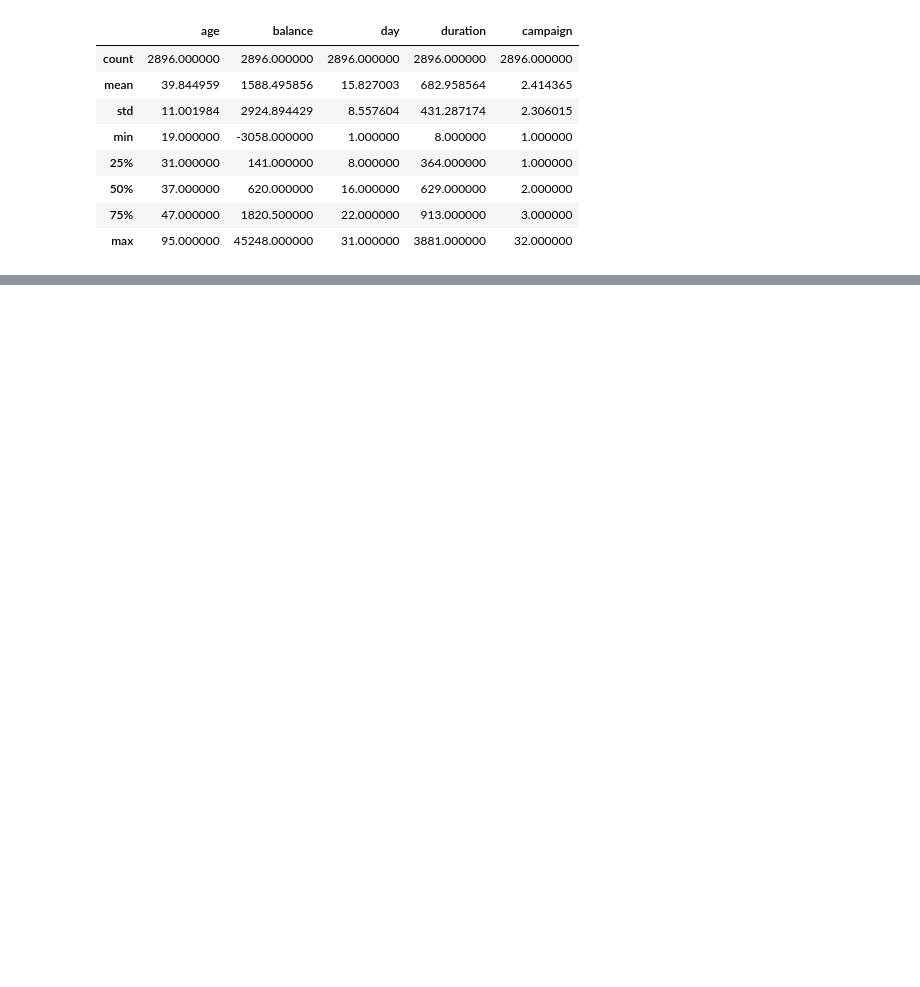
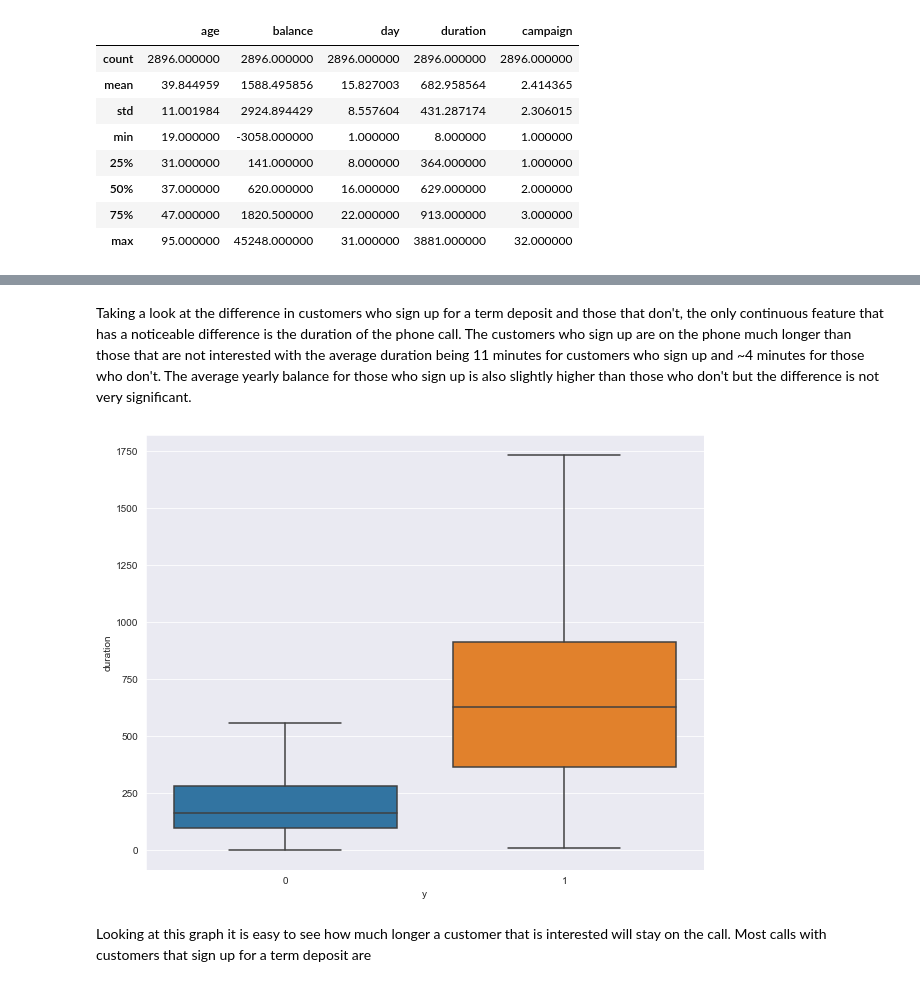
Before and after one commit to c-woo/Term-Deposit-Marketing, a Jupyter notebook: hEKjo7ytguAZ49JN.ipynb, the cells around one changed output, grey strips where cells are left out. Saved outputs shown, nothing was run; the diff lists cells and outputs as text; code cells hidden in the pictures; blank space fills up the shorter version.

```diff
--- a/hEKjo7ytguAZ49JN.ipynb
+++ b/hEKjo7ytguAZ49JN.ipynb
@@ -1,4 +1,8 @@
 # %%
 import pandas as pd
 import numpy as np
+import matplotlib.pyplot as plt
 import seaborn as sns
+
+sns.set_style('darkgrid')
+%matplotlib inline
@@ -125,0 +170,12 @@ df.loc[(df['y'] == 'yes')].describe()
+# %% [markdown]
+Taking a look at the difference in customers who sign up for a term deposit and those that don't, the only continuous feature that has a noticeable difference is the duration of the phone call. The customers who sign up are on the phone much longer than those that are not interested with the average duration being 11 minutes for customers who sign up and ~4 minutes for those who don't. The average yearly balance for those who sign up is also slightly higher than those who don't but the difference is not very significant.
+# %%
+## graph the difference in duration to see the discrepancy more easily
+
+plt.figure(figsize=(10, 8))
+sns.boxplot(x='y', y='duration', data=df, showfliers=False)
+plt.show()
+# %% [output]
+[figure, added]
+# %% [markdown]
+Looking at this graph it is easy to see how much longer a customer that is interested will stay on the call. Most calls with customers that sign up for a term deposit are
```
Also changed, not shown: parts of 18 cells of this notebook.
